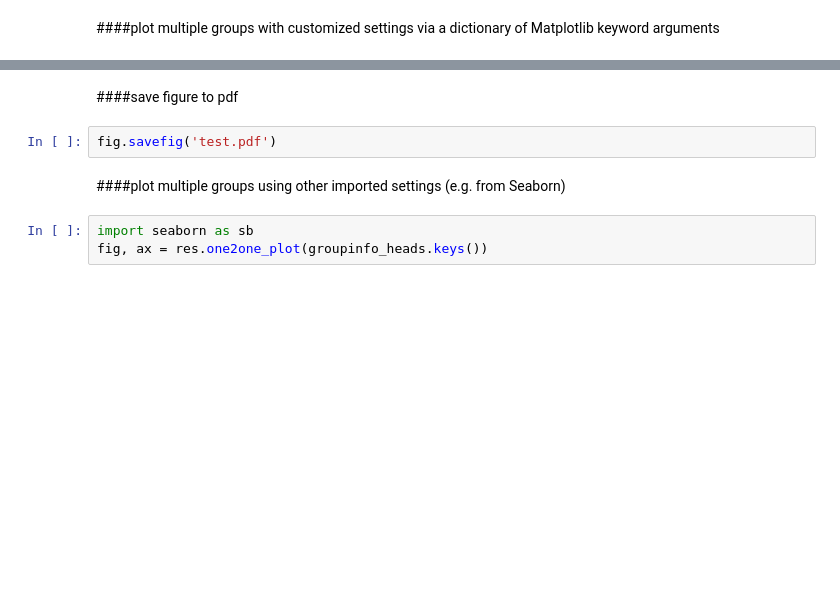
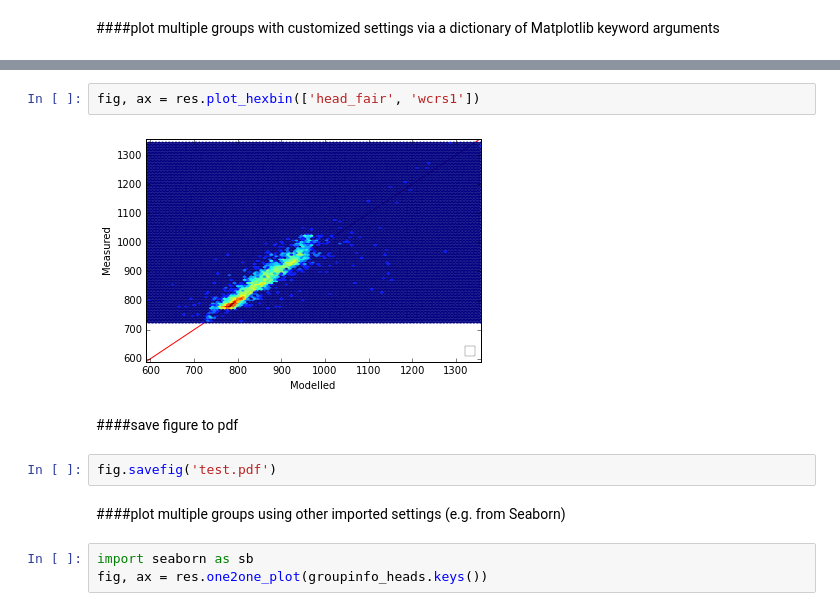
Before and after one commit to PESTools/pestools, a Jupyter notebook: examples/One2onePlot.ipynb, the cells around one changed output, grey strips where cells are left out. Cells and saved outputs as stored; diff of their text form; blank space fills up the shorter version.

```diff
--- a/examples/One2onePlot.ipynb
+++ b/examples/One2onePlot.ipynb
@@ -65,5 +65,9 @@ fig, ax = res.one2one_plot(groupinfo_heads)
 # %% [output]
 [figure]
+# %%
+fig, ax = res.plot_hexbin(['head_fair', 'wcrs1'])
+# %% [output]
+[figure, added]
 # %% [markdown]
 ####save figure to pdf
 # %%
```
Also changed, not shown: parts of 3 cells of this notebook, 3 other files.
